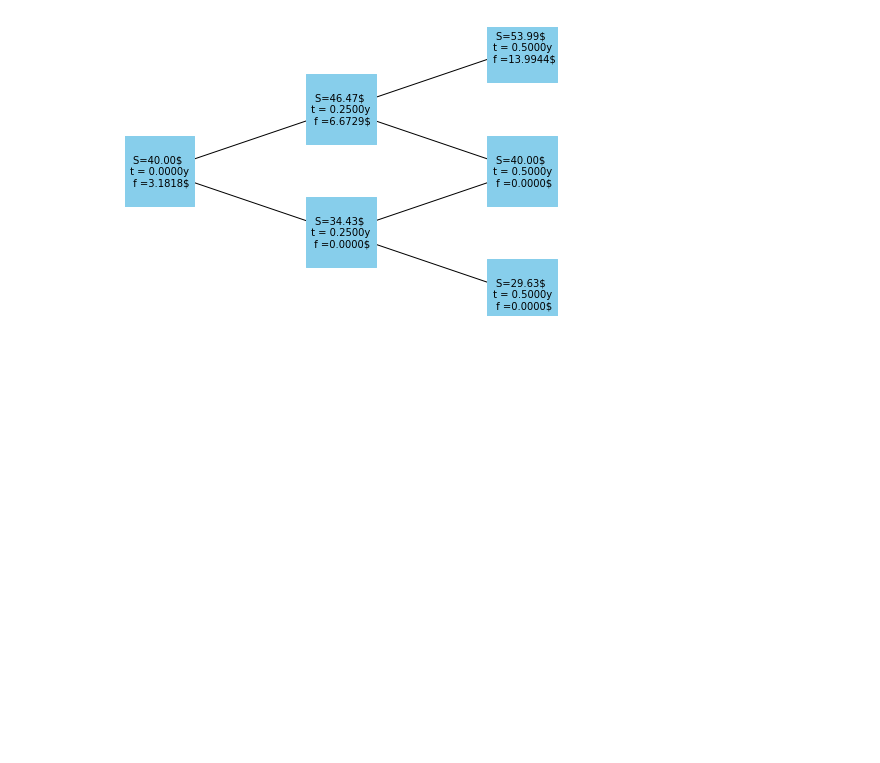
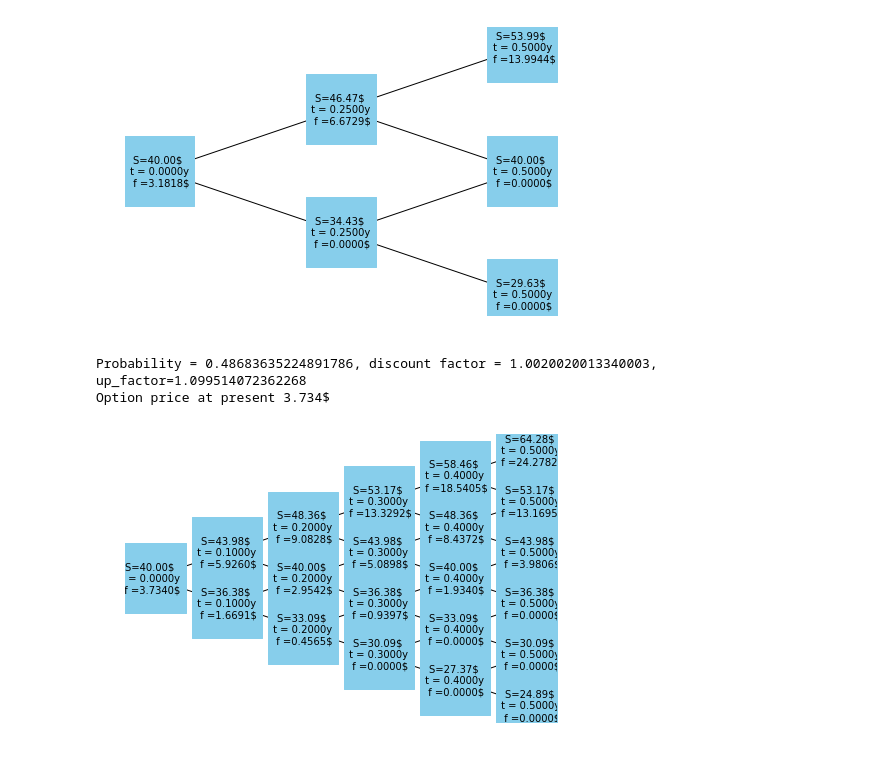
Before and after one commit to soumenhalder/Finance_SH, a Jupyter notebook: Chapter13_option_pricing_binomial/option_pricing.ipynb, the cells around one changed output. Cells and saved outputs as stored; diff of their text form; code cells hidden in the pictures; blank space fills up the shorter version.

```diff
--- a/Chapter13_option_pricing_binomial/option_pricing.ipynb
+++ b/Chapter13_option_pricing_binomial/option_pricing.ipynb
@@ -142,3 +142,12 @@ visualize_binomial_tree(tree)
 Probability = 0.47921606509421116, discount factor = 1.005012520859401, up_factor=1.161834242728283
 Option price at present 3.182$
 [figure]
+# %%
+arguments['steps'] = 5
+tree = BinomialTree(**arguments)
+tree.build_tree()
+visualize_binomial_tree(tree)
+# %% [output]
+Probability = 0.48683635224891786, discount factor = 1.0020020013340003, up_factor=1.099514072362268
+Option price at present 3.734$
+[figure, added]
```
